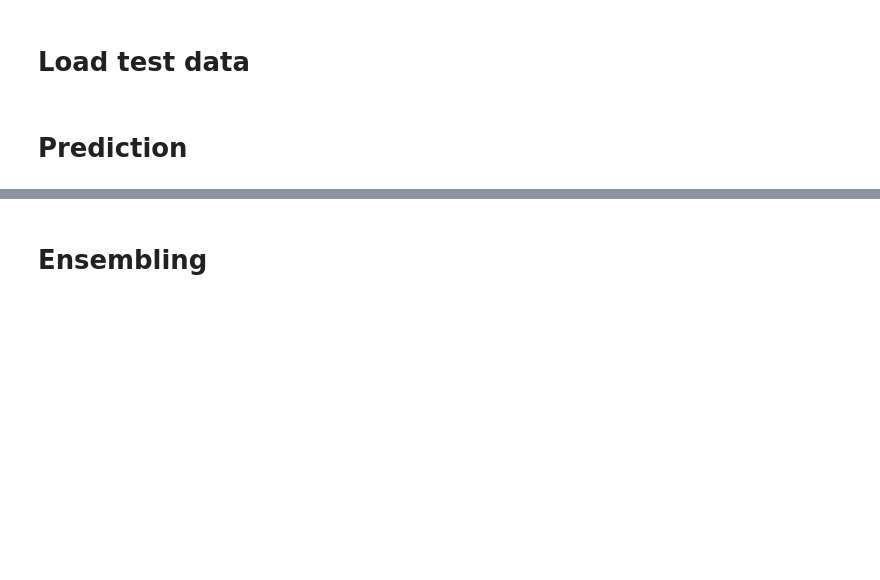
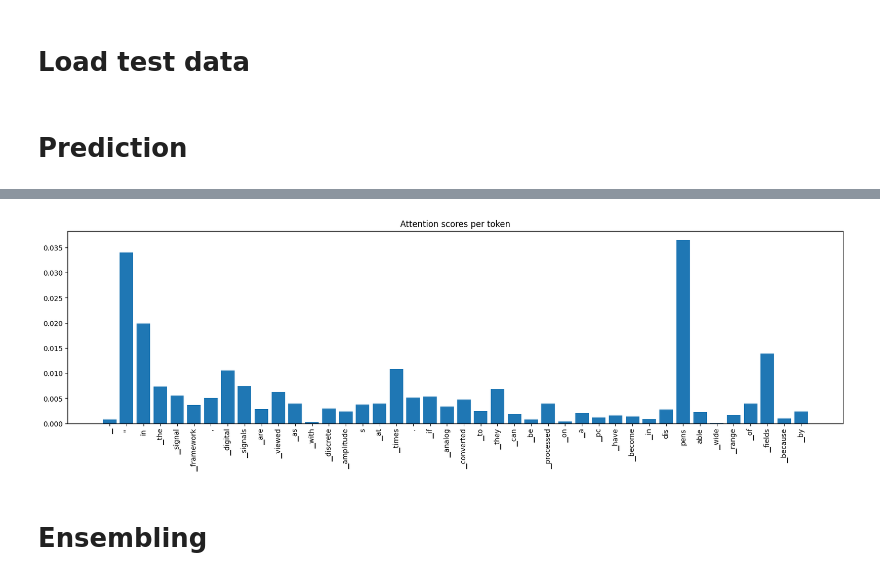
Before and after one commit to masa1357/kaggle_clrp_1st_place_solution, a Jupyter notebook: notebooks/05_clrp_REF.ipynb, the cells around one changed output, grey strips where cells are left out. Drawn from its saved outputs; the diff is of its cells as text; code cells hidden in the pictures; blank space fills up the shorter version.

```diff
--- a/notebooks/05_clrp_REF.ipynb
+++ b/notebooks/05_clrp_REF.ipynb
@@ -166,6 +171,6 @@ def make_ensembler_predictions(fold_predictions, ensembler_dirs, return_mean=Tru
 # Load test data
 # %%
 # You will need to place the test data in /data/test/test.csv
-test_df = pd.read_csv(os.path.join(BASE_PATH, 'data/test/Ref_Q3.csv'))
+test_df = pd.read_csv(os.path.join(BASE_PATH, 'data/test/onestr.csv'))
 #test_df = pd.read_csv(os.path.join(BASE_PATH, 'data/training/original/train.csv'))
 test_tx = [str(t) for t in test_df.excerpt.values]
@@ -204,3 +315,18 @@ deberta_bs_1 = predict_fast(model_name=os.path.join(DEBERTA_TRAINED_3, 'model_fo
+# %%
+# Remove '[CLS]' and '<pad>' tokens
+exclude_tokens = ['[CLS]', '<pad>','[SEP]']
+indices = [i for i, token in enumerate(plottoken) if token not in exclude_tokens]
+
+filtered_tokens = [plottoken[i] for i in indices]
+filtered_attention = [plotatt[i] for i in indices]
+
+plt.figure(figsize=(20, 5))
+plt.bar(filtered_tokens, filtered_attention)
+plt.title("Attention scores per token")
+plt.xticks(rotation=90)
+plt.show()
+# %% [output]
+[figure, added]
 # %% [markdown]
 # Ensembling
 # %%
```
Also changed, not shown: parts of 8 cells of this notebook, 5 other files.
